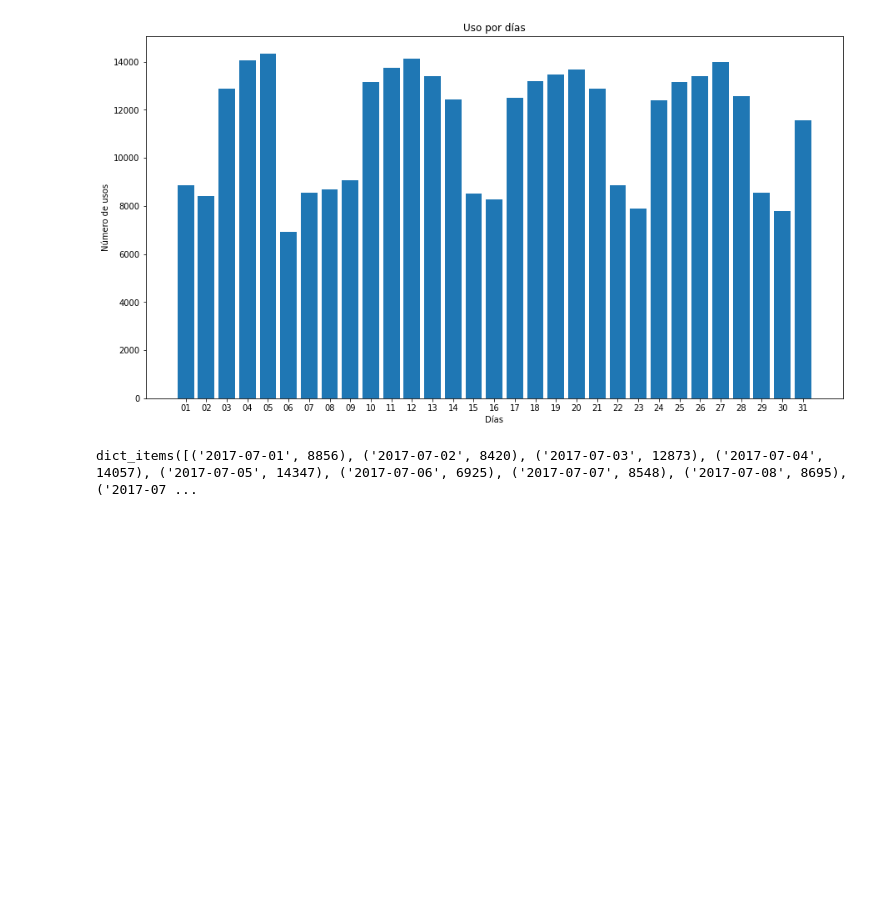
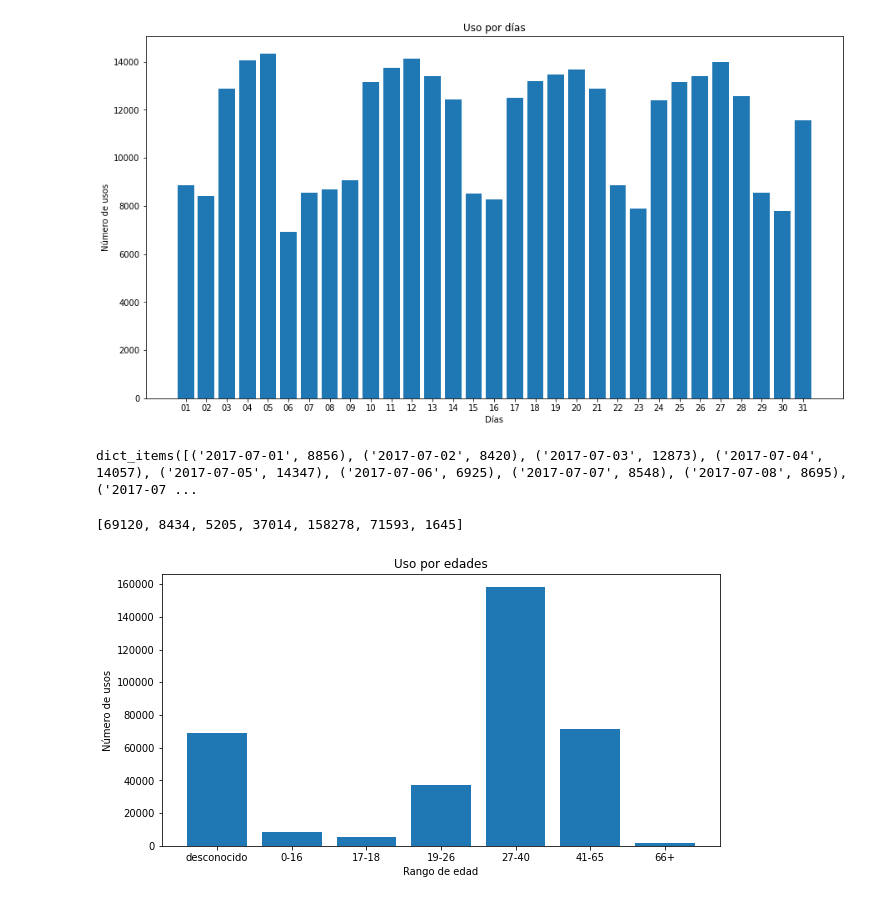
Before and after one commit to chenjie512/bicimad-spark, a Jupyter notebook: 02_test.ipynb, the cells around one changed output. Cells and saved outputs as stored; diff of their text form; code cells hidden in the pictures; blank space fills up the shorter version.

Commit message:
Grafica por edades

```diff
--- a/02_test.ipynb
+++ b/02_test.ipynb
@@ -22,7 +22,8 @@ def mapper(line):
     end = data['idplug_station']
     time = data['travel_time']
     date = data['unplug_hourTime']
-    return u_c, start, end, time, date
+    u_a = data['ageRange']
+    return u_c, start, end, time, date, u_a
 
 rdd = rdd_base.map(mapper)
 rdd.count()
@@ -62,3 +64,26 @@ plt.show()
 # %%
 # %% [output]
 dict_items([('2017-07-01', 8856), ('2017-07-02', 8420), ('2017-07-03', 12873), ('2017-07-04', 14057), ('2017-07-05', 14347), ('2017-07-06', 6925), ('2017-07-07', 8548), ('2017-07-08', 8695), ('2017-07 ...
+# %%
+rdd_age = rdd.map(lambda x: (x[5], 1)).groupByKey().sortByKey().mapValues(sum).values()
+
+print(rdd_age.collect())
+# %% [output]
+[69120, 8434, 5205, 37014, 158278, 71593, 1645]
+# %%
+#age_dic = {0:'unknown', 1:'0-16', 2:'17-18', 3:'19-26', 4:'27-40', 5:'41-65', 6:'66+'}
+tuplas_age = rdd_age.collect()
+# %%
+age = ['desconocido','0-16','17-18','19-26','27-40', '41-65','66+']
+num_usage = tuplas_age
+
+plt.figure(figsize=(10,5))
+plt.bar(age, num_usage)
+plt.ylabel('Número de usos')
+plt.xlabel('Rango de edad')
+plt.title('Uso por edades')
+
+
+plt.show()
+# %% [output]
+[figure, added]
```
Also changed, not shown: parts of 2 cells of this notebook.
